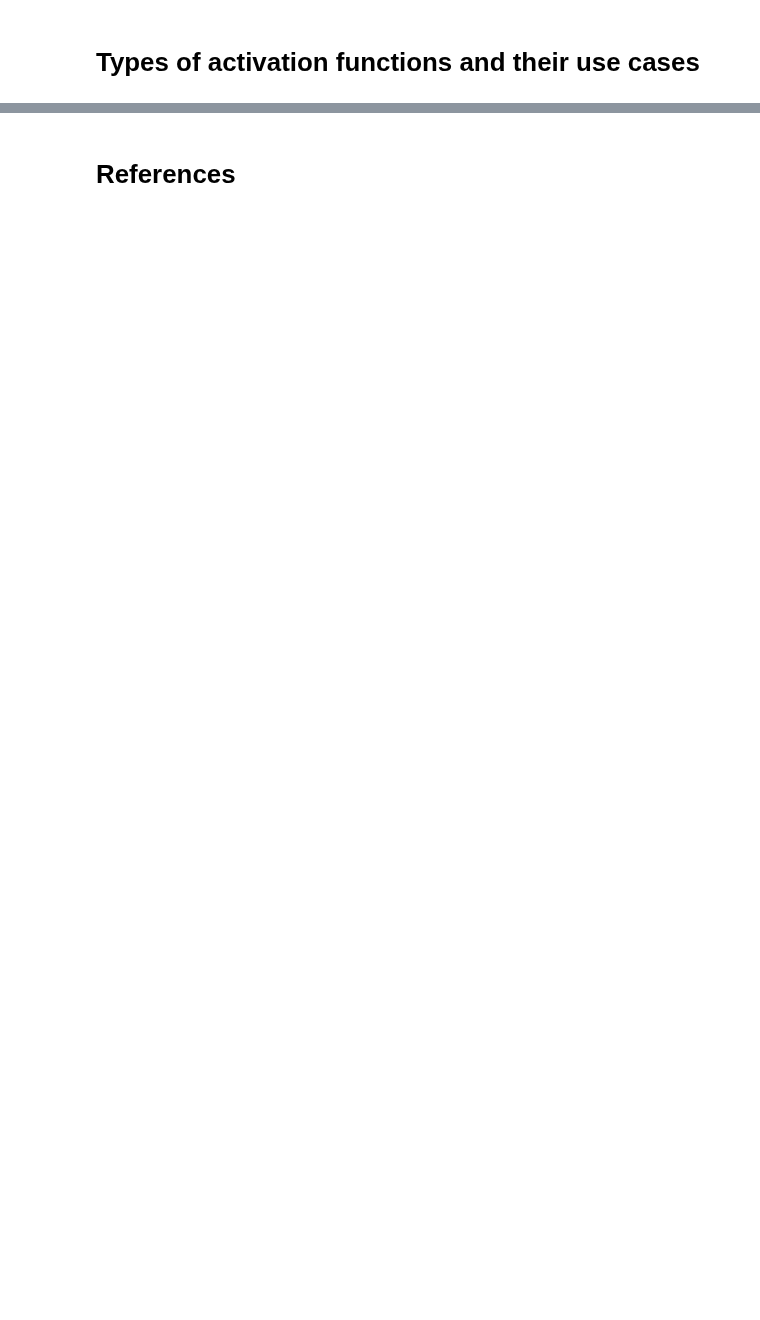
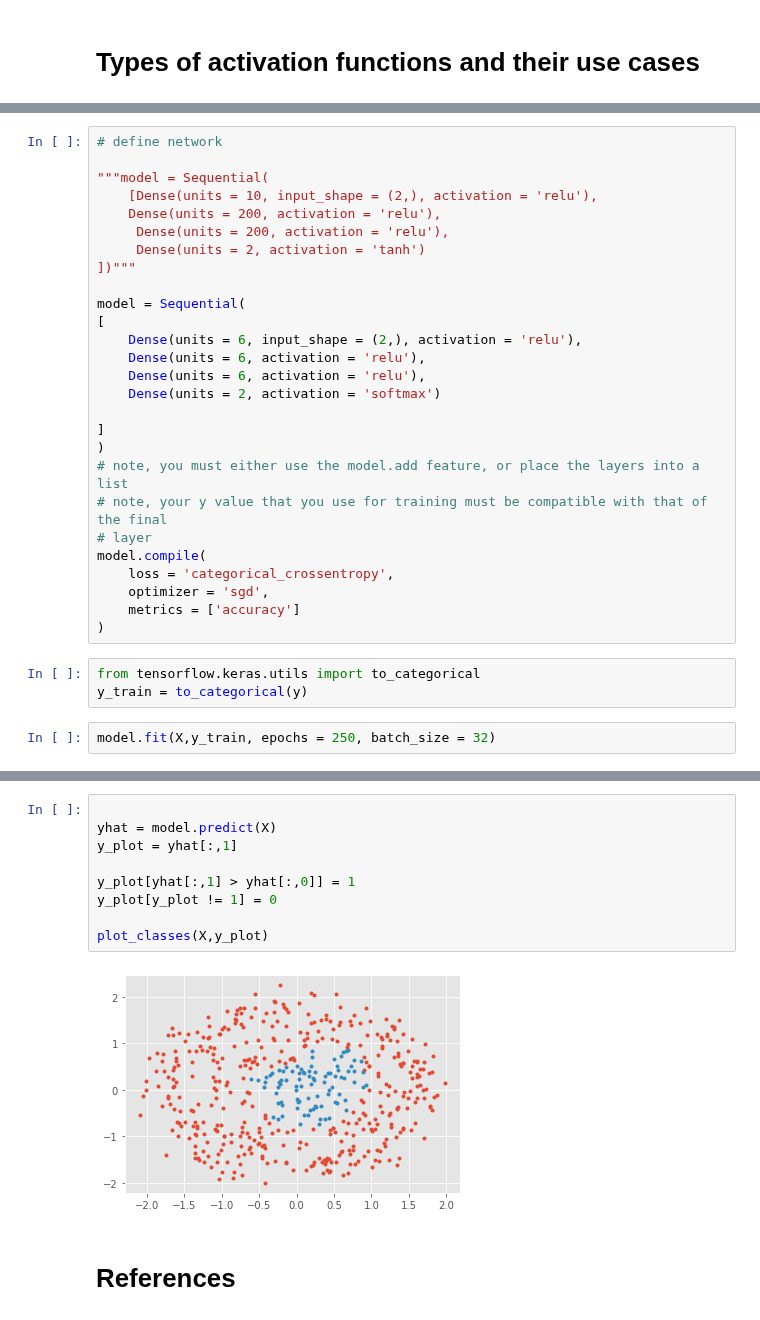
Before and after one commit to namiyousef/Intro_to_ML, a Jupyter notebook: Extra_Work/Tutorial6_Extension.ipynb, the cells around one changed output, grey strips where cells are left out. Drawn from its saved outputs; the diff is of its cells as text; blank space fills up the shorter version.

```diff
--- a/Extra_Work/Tutorial6_Extension.ipynb
+++ b/Extra_Work/Tutorial6_Extension.ipynb
@@ -252,0 +271,32 @@ plot_classes(X,y)
+# %%
+# define network
+
+"""model = Sequential(
+    [Dense(units = 10, input_shape = (2,), activation = 'relu'),
+    Dense(units = 200, activation = 'relu'),
+     Dense(units = 200, activation = 'relu'),
+     Dense(units = 2, activation = 'tanh')
+])"""
+
+model = Sequential(
+[
+    Dense(units = 6, input_shape = (2,), activation = 'relu'),
+    Dense(units = 6, activation = 'relu'),
+    Dense(units = 6, activation = 'relu'),
+    Dense(units = 2, activation = 'softmax')
+
+]
+)
+# note, you must either use the model.add feature, or place the layers into a list
+# note, your y value that you use for training must be compatible with that of the final
+# layer
+model.compile(
+    loss = 'categorical_crossentropy',
+    optimizer = 'sgd',
+    metrics = ['accuracy']
+)
+# %%
+from tensorflow.keras.utils import to_categorical
+y_train = to_categorical(y)
+# %%
+model.fit(X,y_train, epochs = 250, batch_size = 32)
@@ -253,2 +322,13 @@ plot_classes(X,y)
+# %%
+
+yhat = model.predict(X)
+y_plot = yhat[:,1]
+
+y_plot[yhat[:,1] > yhat[:,0]] = 1
+y_plot[y_plot != 1] = 0
+
+plot_classes(X,y_plot)
+# %% [output]
+[figure, added]
 # %% [markdown]
 # References
```
Also changed, not shown: parts of 8 cells of this notebook.
